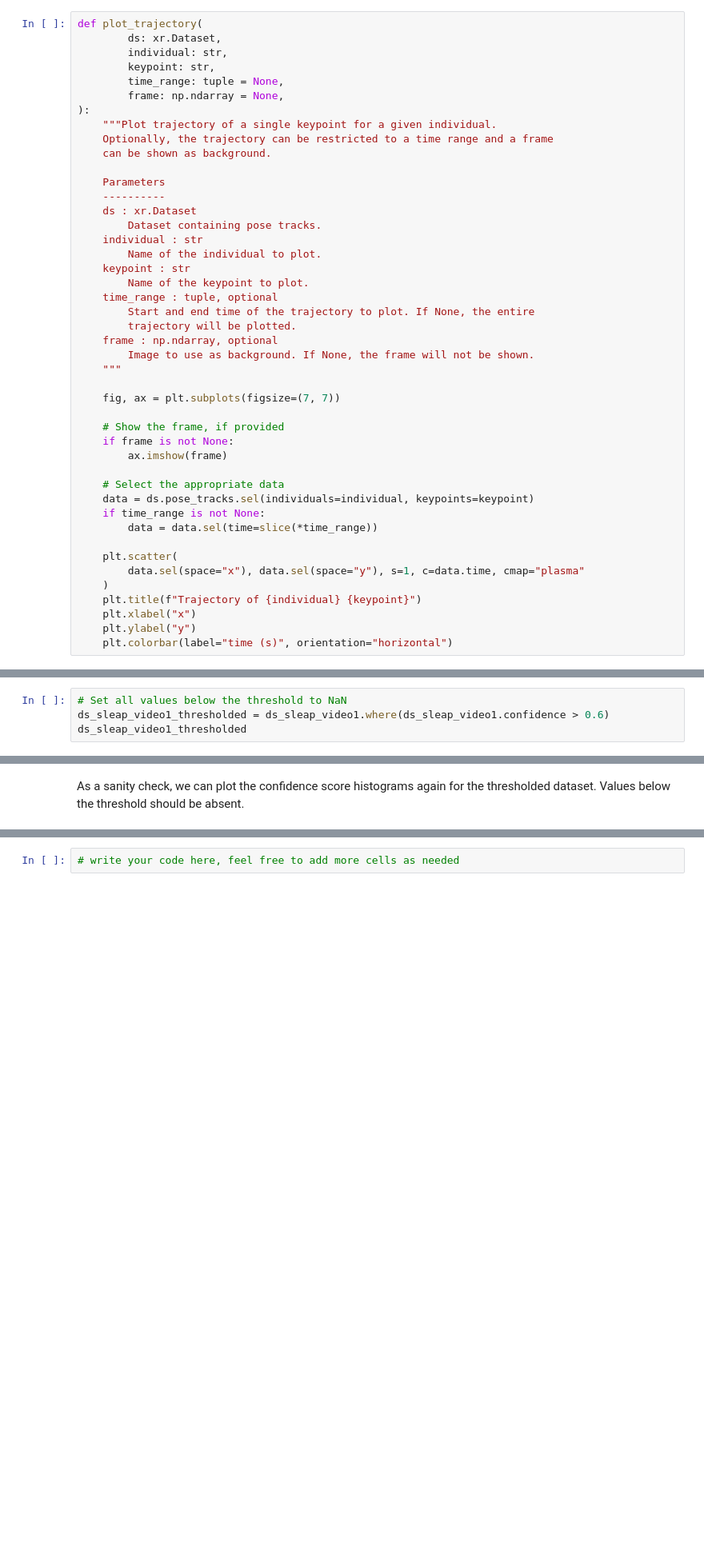
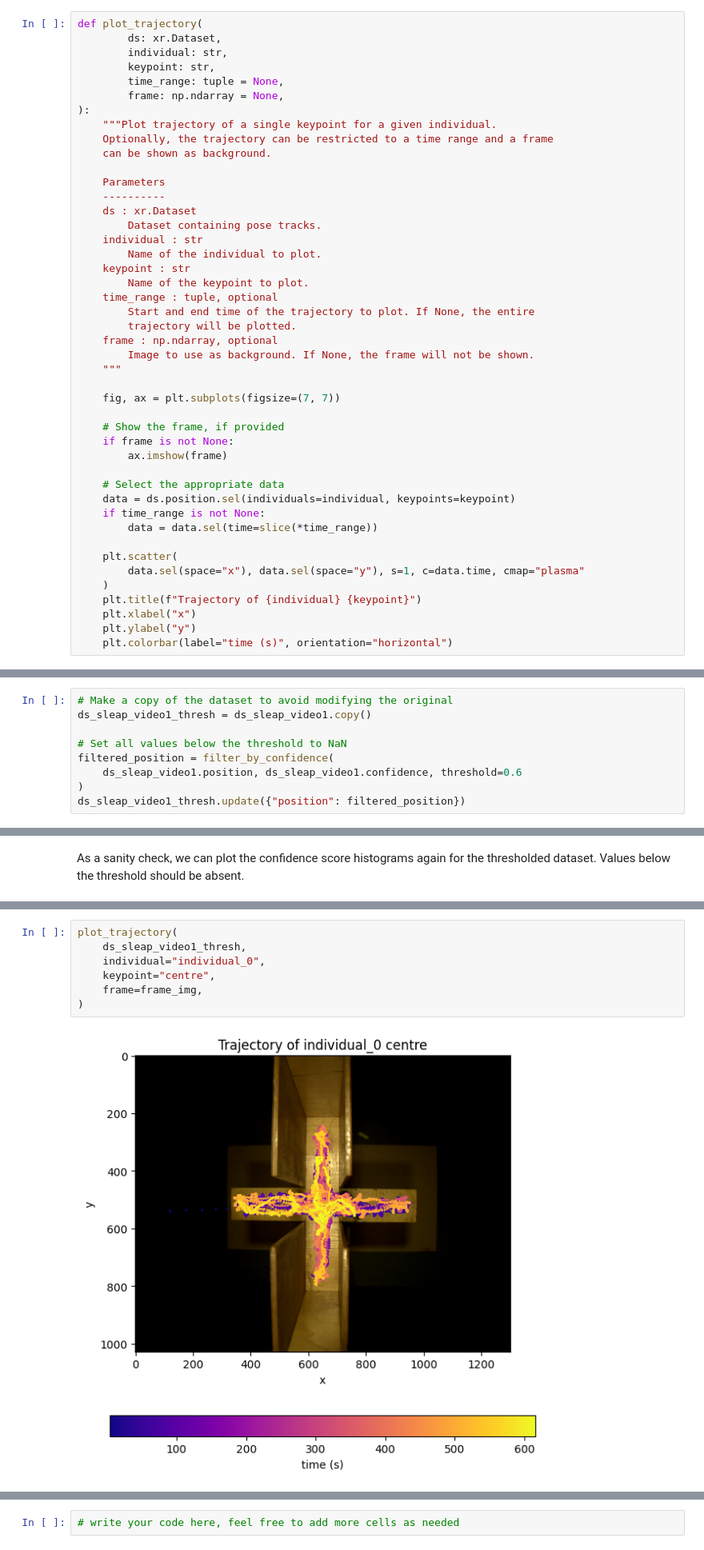
Before and after one commit to neuroinformatics-unit/course-behavioural-analysis, a Jupyter notebook: notebooks/EPM_analysis.ipynb, the cells around one changed output, grey strips where cells are left out. Shown at 80% size. Cells and saved outputs as stored; diff of their text form; blank space fills up the shorter version.

```diff
--- a/notebooks/EPM_analysis.ipynb
+++ b/notebooks/EPM_analysis.ipynb
@@ -251,7 +260,7 @@ def plot_trajectory(
         ax.imshow(frame)
 
     # Select the appropriate data
-    data = ds.pose_tracks.sel(individuals=individual, keypoints=keypoint)
+    data = ds.position.sel(individuals=individual, keypoints=keypoint)
     if time_range is not None:
         data = data.sel(time=slice(*time_range))
 
@@ -343,7 +352,12 @@ As we can see, the confidence score distributions differ widely across keypoints
 
 For the following steps, we arbitrarily choose a threshold of 0.6, i.e. points with confidence scores below 0.6 will be excluded from the trajectories.
 # %%
+# Make a copy of the dataset to avoid modifying the original
+ds_sleap_video1_thresh = ds_sleap_video1.copy()
+
 # Set all values below the threshold to NaN
-ds_sleap_video1_thresholded = ds_sleap_video1.where(ds_sleap_video1.confidence > 0.6)
-ds_sleap_video1_thresholded
+filtered_position = filter_by_confidence(
+    ds_sleap_video1.position, ds_sleap_video1.confidence, threshold=0.6
+)
+ds_sleap_video1_thresh.update({"position": filtered_position})
 # %% [output]
@@ -376,3 +399,12 @@ plot_confidence_hist(
+# %%
+plot_trajectory(
+    ds_sleap_video1_thresh,
+    individual="individual_0",
+    keypoint="centre",
+    frame=frame_img,
+)
+# %% [output]
+[figure, added]
 # %% [markdown]
 ### C2. Interpolate over missing points
 Sometimes a keypoint may disappear for a few frames, e.g. if it's occluded by another object.
```
Also changed, not shown: parts of 18 cells of this notebook.
